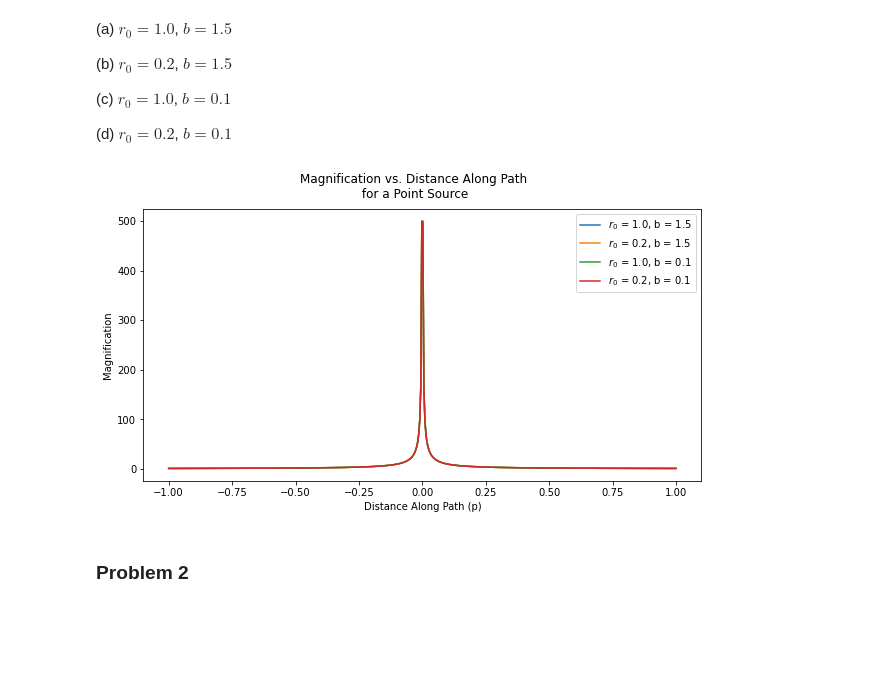
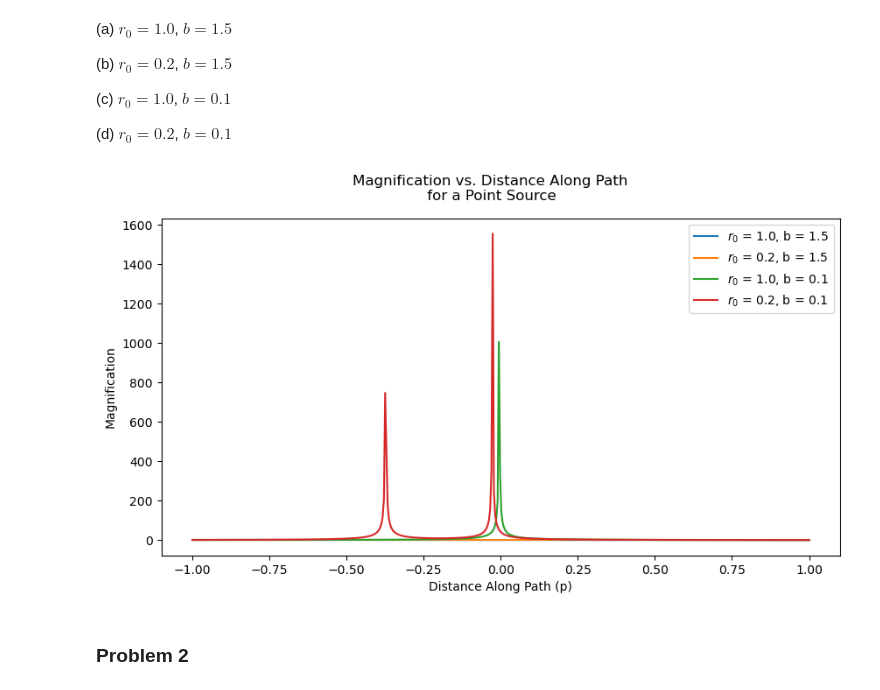
Before and after one commit to tylerbarna/AST8110, a Jupyter notebook: pset05/pset05.ipynb, the cells around one changed output. Cells and saved outputs as stored; diff of their text form; code cells hidden in the pictures; blank space fills up the shorter version.

```diff
--- a/pset05/pset05.ipynb
+++ b/pset05/pset05.ipynb
@@ -65,7 +90,8 @@ $$
 # %%
 def lc(r0,b,p,dark=False):
     #u = np.sqrt
-    curve = (u**2+2) / (u* np.sqrt(u**2 + 4))
+    beta = np.sqrt(b**2 + (p+r0)**2) - r0
+    curve = (beta**2+2) / (beta* np.sqrt(beta**2 + 4))
 
     if dark:
         curve = curve * (1 - u*(1-np.sqrt(1-r0**2)))
@@ -73,21 +99,21 @@ def lc(r0,b,p,dark=False):
 # %%
 ## define parameters
 r0 = [1.0,0.2,1.0,0.2]
 b = [1.5,1.5,0.1,0.1]
 p = np.linspace(-1,1,500)
 
 ## plot the lightcurves
 fig, ax = plt.subplots(1,1,figsize=(10,5))
 
 for r0, b in zip(r0,b):
-    sns.lineplot(x=u, y=lc(r0=r0,b=b,u=u,dark=False),
+    sns.lineplot(x=p, y=lc(r0=r0,b=b,p=p,dark=False),
                  label=r'$r_0$ = {}, b = {}'.format(r0,b), ax = ax)
 fig.suptitle('Magnification vs. Distance Along Path\n for a Point Source')
 ax.set_xlabel('Distance Along Path (p)')
 ax.set_ylabel('Magnification')
 plt.show();
 # %% [output]
-[figure, old version]
+[figure, new version]
 # %% [markdown]
 ### Problem 2
 # %% [markdown]
```
Also changed, not shown: parts of 1 cell of this notebook.
